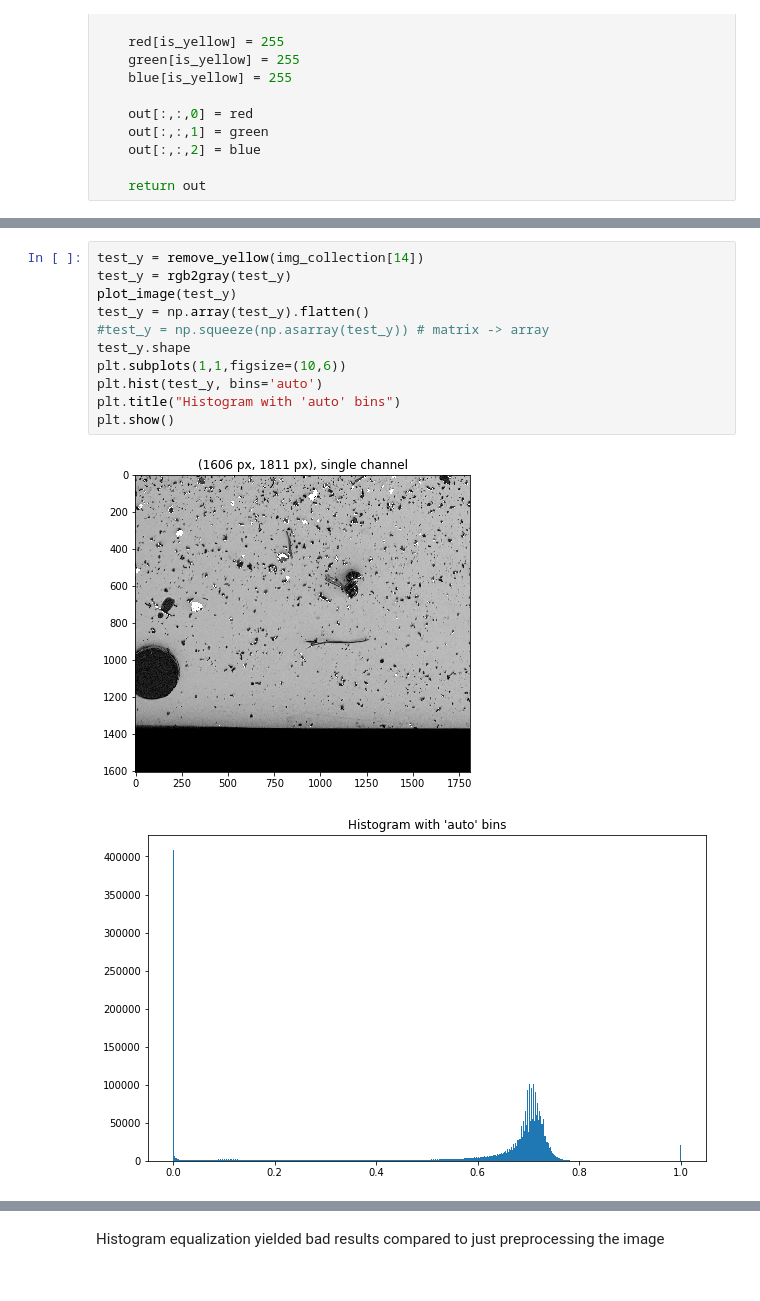
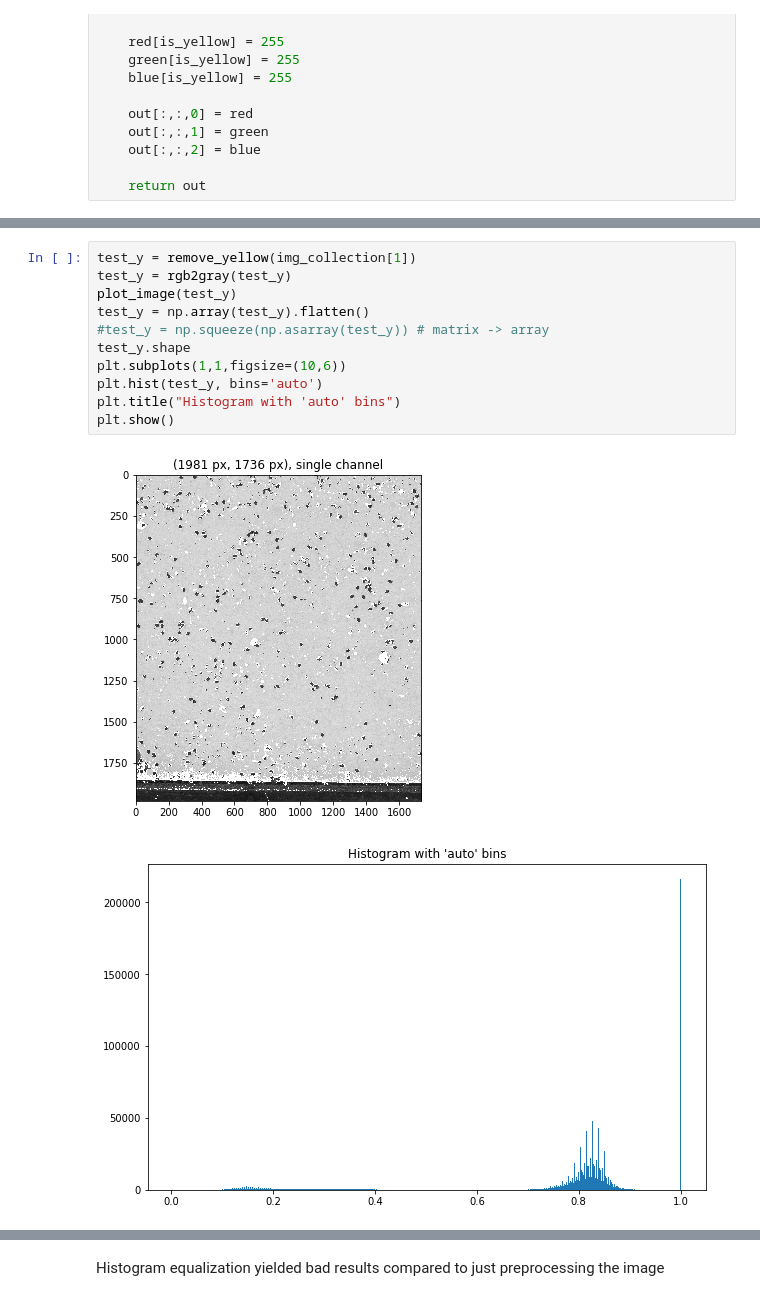
Before and after one commit to emmwel/img_an_pat_rec, a Jupyter notebook: project/special_project.ipynb, the cells around one changed output, grey strips where cells are left out. Drawn from its saved outputs; the diff is of its cells as text.

```diff
--- a/project/special_project.ipynb
+++ b/project/special_project.ipynb
@@ -241,14 +243,14 @@ def remove_yellow(img):
 # %%
-test_y = remove_yellow(img_collection[14])
+test_y = remove_yellow(img_collection[1])
 test_y = rgb2gray(test_y)
 plot_image(test_y)
 test_y = np.array(test_y).flatten()
 #test_y = np.squeeze(np.asarray(test_y)) # matrix -> array
 test_y.shape
 plt.subplots(1,1,figsize=(10,6))
 plt.hist(test_y, bins='auto')
 plt.title("Histogram with 'auto' bins")
 plt.show()
 # %% [output]
-[figure, old version]
+[figure, new version]
-[figure, old version]
+[figure, new version]
```
Also changed, not shown: parts of 18 cells of this notebook.
